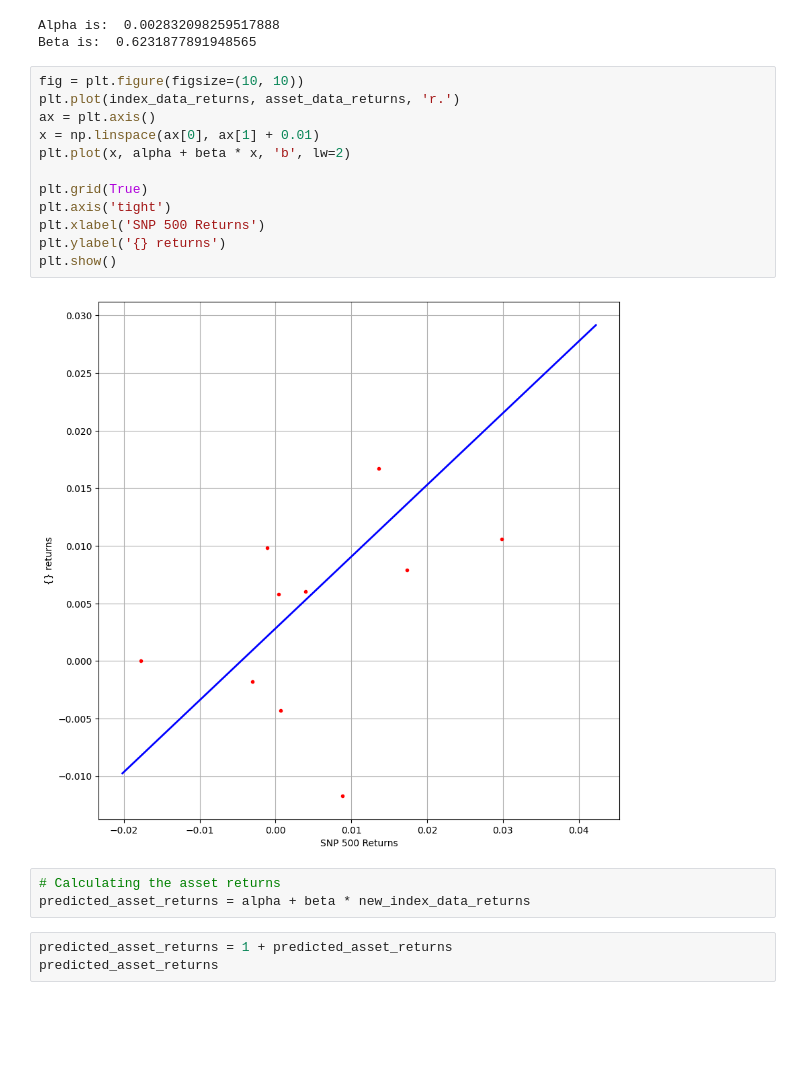
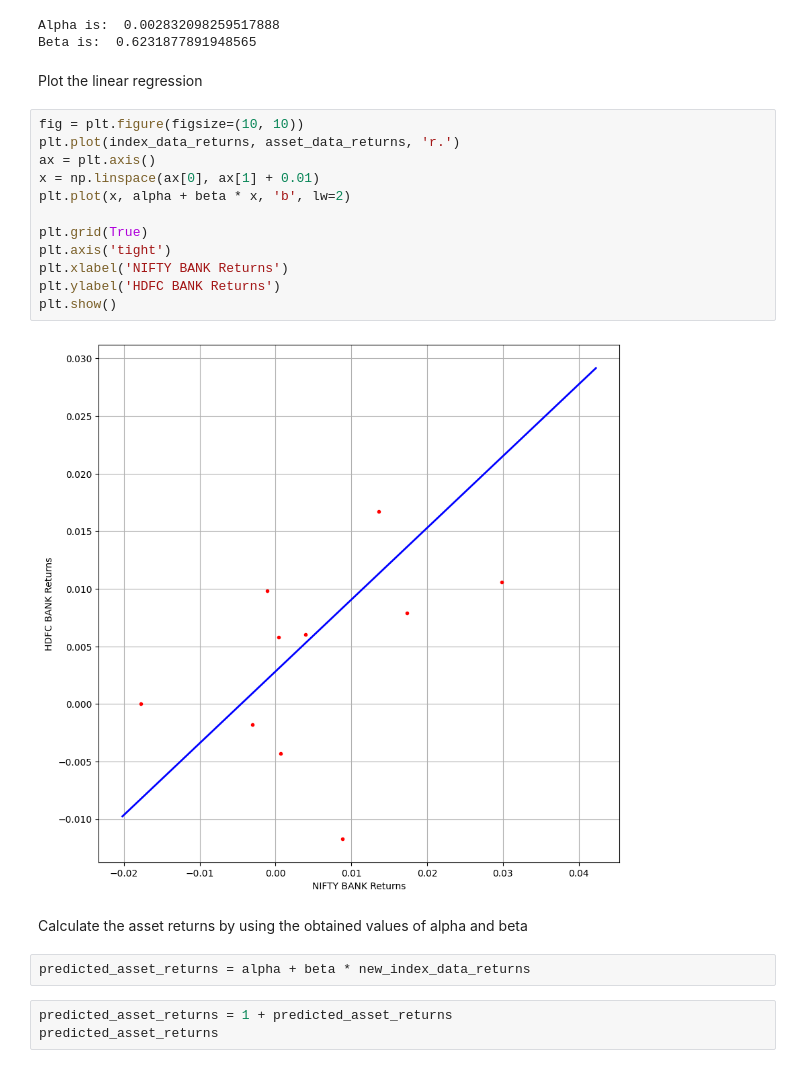
Before and after one commit to ayushavi1/Options-Pricing, a Jupyter notebook: european_options.ipynb, the cells around one changed output. Drawn from its saved outputs; the diff is of its cells as text; blank space fills up the shorter version.

```diff
--- a/european_options.ipynb
+++ b/european_options.ipynb
@@ -77,22 +78,25 @@ print("Beta is: ", beta)
 # %% [output]
 Alpha is:  0.002832098259517888
 Beta is:  0.6231877891948565
+# %% [markdown]
+Plot the linear regression
 # %%
 fig = plt.figure(figsize=(10, 10))
 plt.plot(index_data_returns, asset_data_returns, 'r.')
 ax = plt.axis()
 x = np.linspace(ax[0], ax[1] + 0.01)
 plt.plot(x, alpha + beta * x, 'b', lw=2)
 
 plt.grid(True)
 plt.axis('tight')
-plt.xlabel('SNP 500 Returns')
-plt.ylabel('{} returns')
+plt.xlabel('NIFTY BANK Returns')
+plt.ylabel('HDFC BANK Returns')
 plt.show()
 # %% [output]
-[figure, old version]
+[figure, new version]
+# %% [markdown]
+Calculate the asset returns by using the obtained values of alpha and beta
 # %%
-# Calculating the asset returns
 predicted_asset_returns = alpha + beta * new_index_data_returns
 # %%
 predicted_asset_returns = 1 + predicted_asset_returns
```
Also changed, not shown: parts of 16 cells of this notebook.
